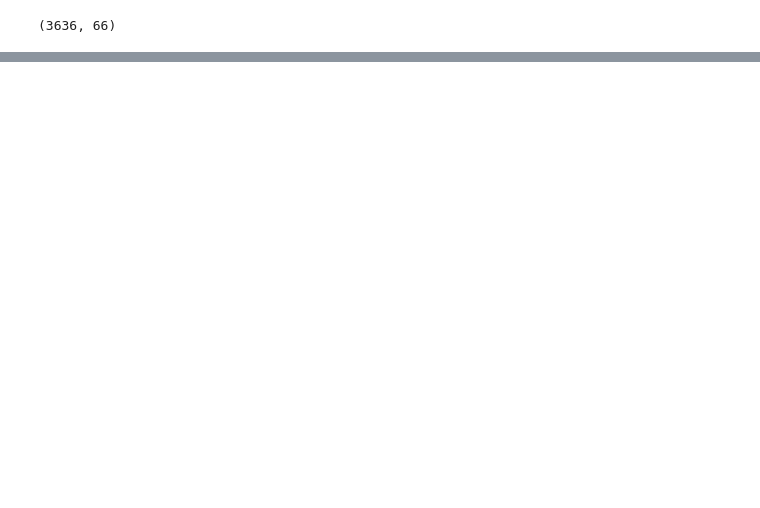
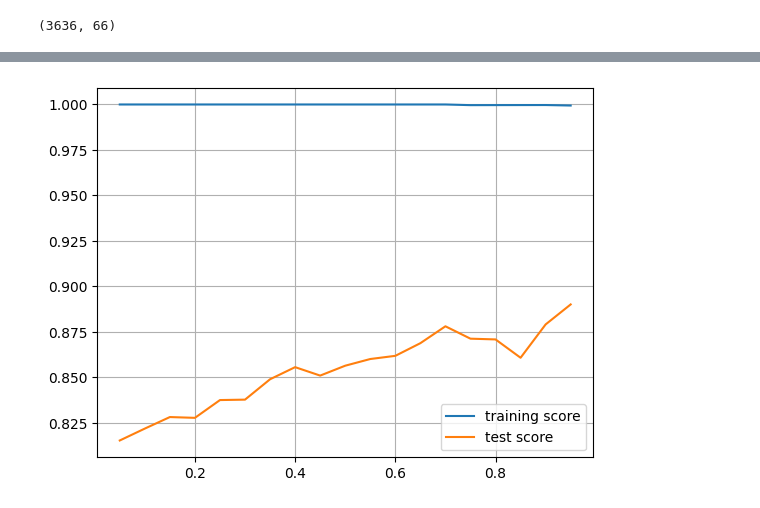
Before and after one commit to COGS118A/Group036-Wi23, a Jupyter notebook: Random Forest.ipynb, the cells around one changed output, grey strips where cells are left out. Saved outputs shown, nothing was run; the diff lists cells and outputs as text; code cells hidden in the pictures; blank space fills up the shorter version.

Commit message:
added learning curve for random forest

```diff
--- a/Random Forest.ipynb
+++ b/Random Forest.ipynb
@@ -137,2 +138,21 @@ feature importance: Index(['day', 'Daily_High', 'age', 'Daily _Low', 'year_plant
       dtype='object')
 [Parallel(n_jobs=1)]: Done  10 out of  10 | elapsed:    5.2s finished
+# %%
+model = RandomForestClassifier(oob_score=True, class_weight='balanced')
+train_size = np.arange(0.05, 1, 0.05)
+train = []
+test = []
+
+for size in train_size:
+    X_train, X_test, y_train, y_test = train_test_split(X, y_b, train_size=size, random_state=42)
+    model.fit(X_train, y_train)
+
+    train.append(accuracy_score(y_train, model.predict(X_train)))
+    test.append(accuracy_score(y_test, model.predict(X_test)))
+
+plt.plot(train_size, train, label='training score')
+plt.plot(train_size, test, label='test score')
+plt.legend()
+plt.grid()
+# %% [output]
+[figure, added]
```
Also changed, not shown: parts of 6 cells of this notebook.
